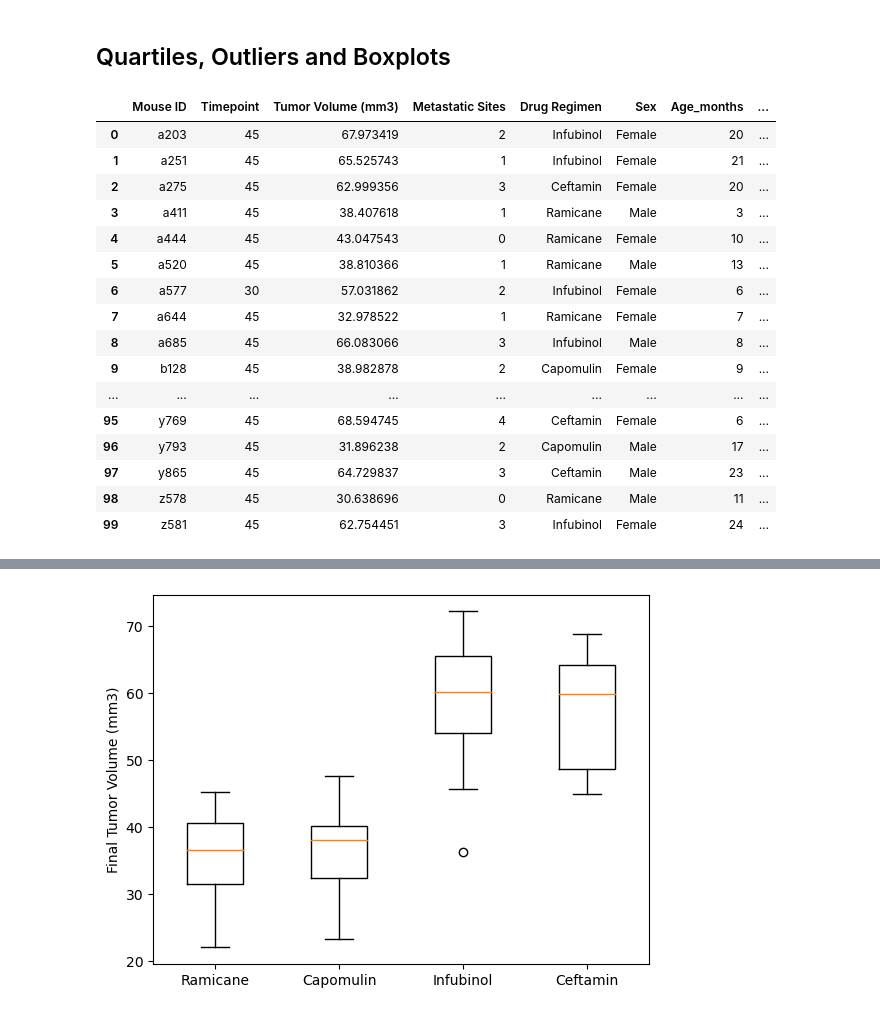
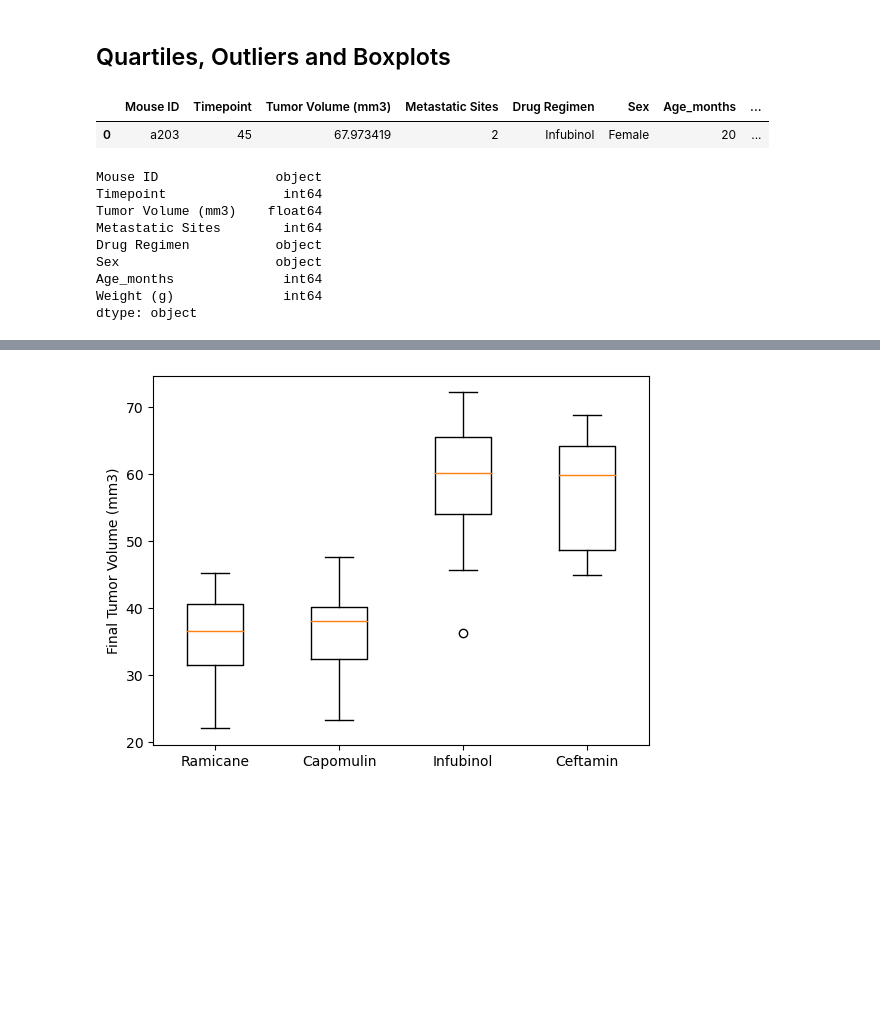
Before and after one commit to calirave/Pymaceuticals, a Jupyter notebook: pymaceuticals_starter.ipynb, the cells around one changed output, grey strips where cells are left out. Cells and saved outputs as stored; diff of their text form; code cells hidden in the pictures; blank space fills up the shorter version.

```diff
--- a/pymaceuticals_starter.ipynb
+++ b/pymaceuticals_starter.ipynb
@@ -205,35 +205,32 @@ plt.show()
 # %%
 # Calculate the final tumor volume of each mouse across four of the treatment regimens:
 # Capomulin, Ramicane, Infubinol, and Ceftamin
 
 fourregimen = cleaned.copy().set_index("Drug Regimen")
 fourregimen = fourregimen.loc[["Capomulin", "Ramicane", "Infubinol", "Ceftamin"]]
 fourregimen = fourregimen.groupby(["Mouse ID"])
 # Start by getting the last (greatest) timepoint for each mouse
 greatesttime = fourregimen["Timepoint"].max()
 #create a new df to merge greatest timepoint for each mouse
 tomerge = cleaned.copy()
 # Merge this group df with the original DataFrame to get the tumor volume at the last timepoint
 lasttumordf = pd.merge(greatesttime, tomerge, on=["Mouse ID", "Timepoint"])
-lasttumordf
+lasttumordf.head(1)
 # %% [output]
 |  | Mouse ID | Timepoint | Tumor Volume (mm3) | Metastatic Sites | Drug Regimen | Sex | Age_months | ... |
 | 0 | a203 | 45 | 67.973419 | 2 | Infubinol | Female | 20 | ... |
-| 1 | a251 | 45 | 65.525743 | 1 | Infubinol | Female | 21 | ... |
-| 2 | a275 | 45 | 62.999356 | 3 | Ceftamin | Female | 20 | ... |
-| 3 | a411 | 45 | 38.407618 | 1 | Ramicane | Male | 3 | ... |
-| 4 | a444 | 45 | 43.047543 | 0 | Ramicane | Female | 10 | ... |
-| 5 | a520 | 45 | 38.810366 | 1 | Ramicane | Male | 13 | ... |
-| 6 | a577 | 30 | 57.031862 | 2 | Infubinol | Female | 6 | ... |
-| 7 | a644 | 45 | 32.978522 | 1 | Ramicane | Female | 7 | ... |
-| 8 | a685 | 45 | 66.083066 | 3 | Infubinol | Male | 8 | ... |
-| 9 | b128 | 45 | 38.982878 | 2 | Capomulin | Female | 9 | ... |
-| ... | ... | ... | ... | ... | ... | ... | ... | ... |
-| 95 | y769 | 45 | 68.594745 | 4 | Ceftamin | Female | 6 | ... |
-| 96 | y793 | 45 | 31.896238 | 2 | Capomulin | Male | 17 | ... |
-| 97 | y865 | 45 | 64.729837 | 3 | Ceftamin | Male | 23 | ... |
-| 98 | z578 | 45 | 30.638696 | 0 | Ramicane | Male | 11 | ... |
-| 99 | z581 | 45 | 62.754451 | 3 | Infubinol | Female | 24 | ... |
+# %%
+lasttumordf.dtypes
+# %% [output]
+Mouse ID               object
+Timepoint               int64
+Tumor Volume (mm3)    float64
+Metastatic Sites        int64
+Drug Regimen           object
+Sex                    object
+Age_months              int64
+Weight (g)              int64
+dtype: object
 # %%
 # Put treatments into a list for for loop (and later for plot labels)
 treatments = ["Ramicane", "Capomulin", "Infubinol", "Ceftamin"]
```
Also changed, not shown: parts of 4 cells of this notebook.
